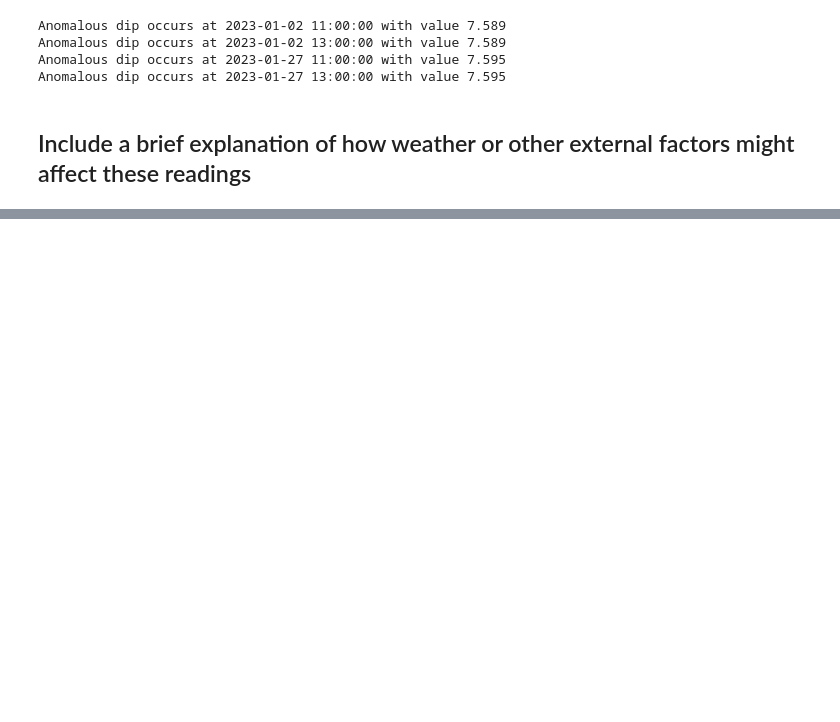
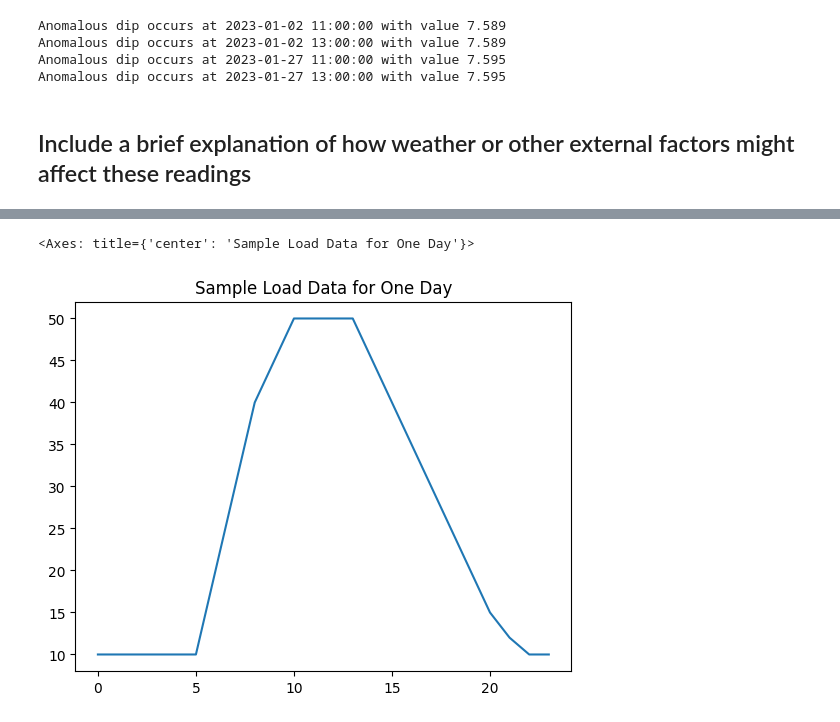
Before and after one commit to zoemcbride/energy-data-lab, a Jupyter notebook: practice_interview_questions.ipynb, the cells around one changed output, grey strips where cells are left out. Saved outputs shown, nothing was run; the diff lists cells and outputs as text; code cells hidden in the pictures; blank space fills up the shorter version.

```diff
--- a/practice_interview_questions.ipynb
+++ b/practice_interview_questions.ipynb
@@ -109,0 +192,20 @@ Anomalous dip occurs at 2023-01-27 13:00:00 with value 7.595
+# %%
+# Sample hourly load profile data in MW
+load_data = {
+    'hour': range(24),
+    'demand_mw': [
+        10, 10, 10, 10, 10, 10,  # 00:00 - 05:00 Low demand
+        20, 30, 40, 45, 50, 50,  # 06:00 - 11:00 Increasing demand
+        50, 50, 45, 40, 35, 30,  # 12:00 - 17:00 High demand
+        25, 20, 15, 12, 10, 10   # 18:00 - 23:00 Decreasing demand
+    ]
+}
+
+# Create a DataFrame
+load_profile_df = pd.DataFrame(load_data)
+
+# Display the DataFrame
+load_profile_df['demand_mw'].plot(title="Sample Load Data for One Day")
+# %% [output]
+<Axes: title={'center': 'Sample Load Data for One Day'}>
+[figure, added]
```
Also changed, not shown: parts of 12 cells of this notebook, 2 other files.
